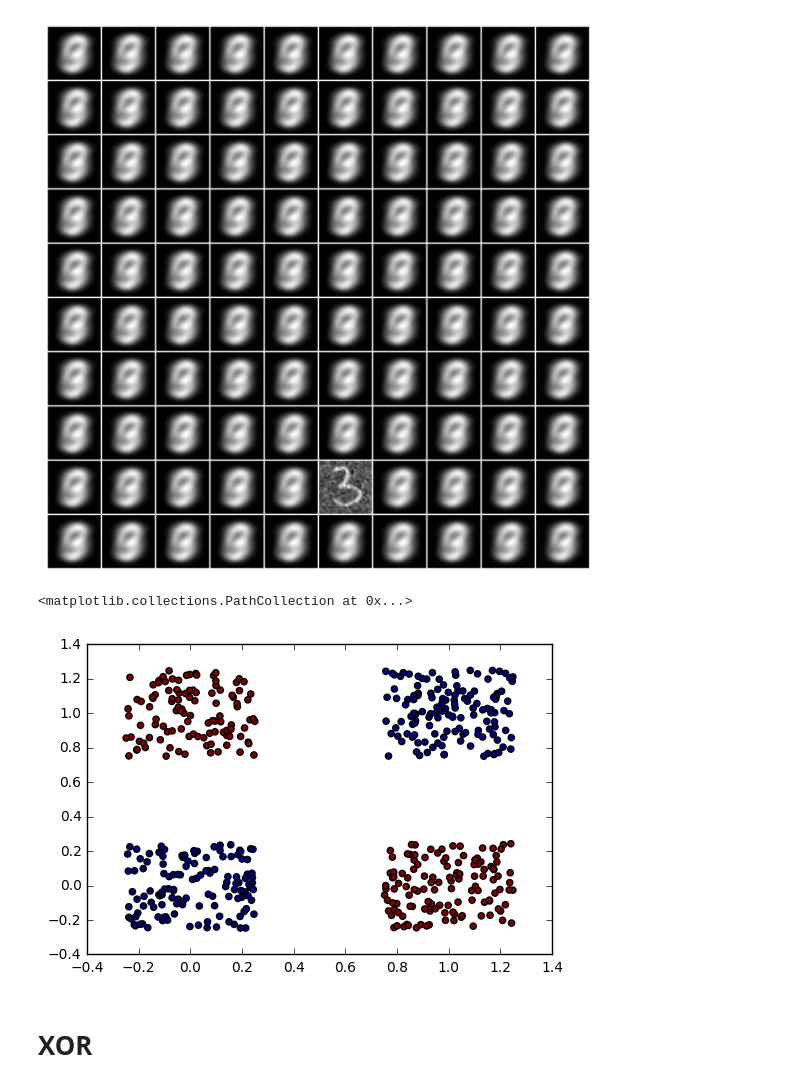
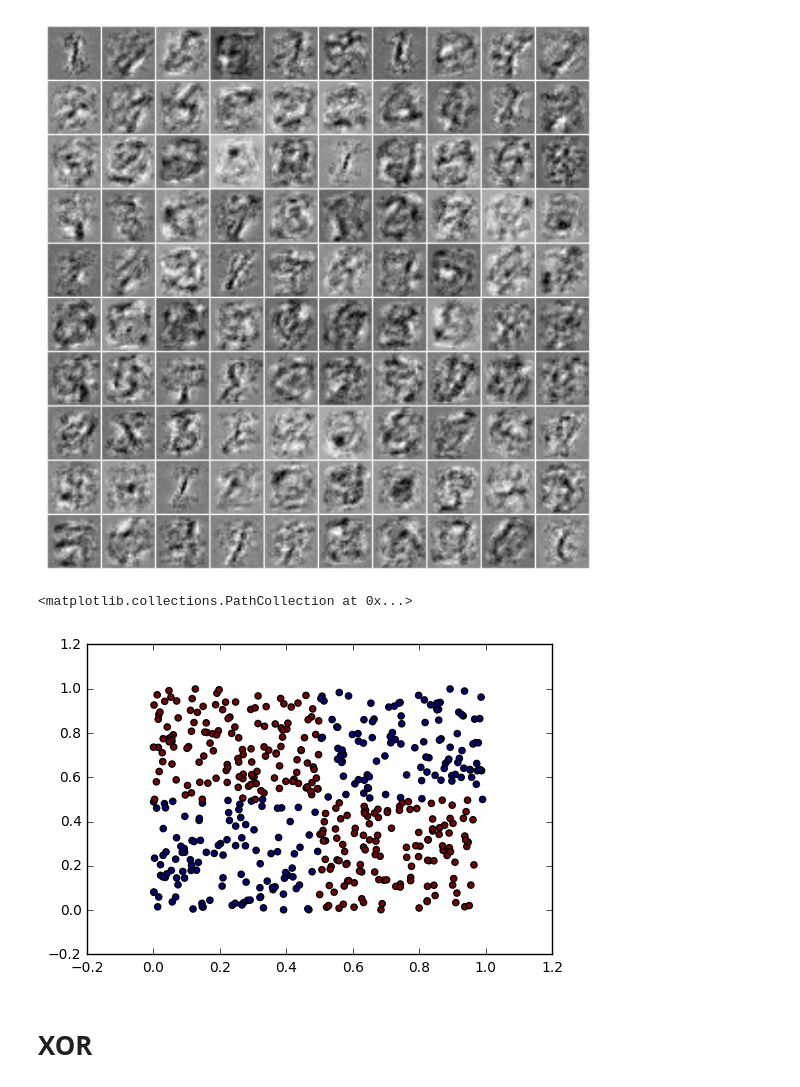
Before and after one commit to tmubarakshin/data_mining, a Jupyter notebook: t.mubarakshin_hw2_rbm.ipynb, the cells around one changed output. Drawn from its saved outputs; the diff is of its cells as text; code cells hidden in the pictures.

```diff
--- a/t.mubarakshin_hw2_rbm.ipynb
+++ b/t.mubarakshin_hw2_rbm.ipynb
@@ -22,10 +22,10 @@ def dense_to_one_hot(labels_dense, num_classes):
     labels_one_hot.flat[index_offset + labels_dense.ravel()] = 1
     return labels_one_hot
 # %%
-X_train = idx2numpy.convert_from_file("../hw1/train-images.idx3-ubyte")
-X_test = idx2numpy.convert_from_file("../hw1/t10k-images.idx3-ubyte")
-y_train = idx2numpy.convert_from_file("../hw1/train-labels.idx1-ubyte")
-y_test = idx2numpy.convert_from_file("../hw1/t10k-labels.idx1-ubyte")
+X_train = idx2numpy.convert_from_file("../hw1_multi_lp/train-images.idx3-ubyte")
+X_test = idx2numpy.convert_from_file("../hw1_multi_lp/t10k-images.idx3-ubyte")
+y_train = idx2numpy.convert_from_file("../hw1_multi_lp/train-labels.idx1-ubyte")
+y_test = idx2numpy.convert_from_file("../hw1_multi_lp/t10k-labels.idx1-ubyte")
 
 X_train = X_train.reshape(60000, 784)
 X_test = X_test.reshape(10000, 784)
@@ -33,6 +33,11 @@ X_test = X_test.reshape(10000, 784)
 labels_count = np.unique(y_train).shape[0]
 y_train = dense_to_one_hot(y_train, labels_count)
 y_test = dense_to_one_hot(y_test, labels_count)
+# %%
+X_train = X_train / 255.0
+X_train = (X_train > 0.2).astype(np.int32)
+X_test = X_test / 255.0
+X_test = (X_test > 0.2).astype(np.int32)
 # %%
 class RBM():
     def _sigmoid(self, z):
@@ -137,5 +150,5 @@ rbm_nn = RBM(n_hidden=100, learning_rate=0.25, n_iter=100, gibbs_steps = 1, batc
             layers = {'visible': 'bernoulli',
                       'hidden':  'bernoulli'})
 # %%
-rbm_nn.fit(X_train)
+rbm_nn.fit(X_train[:1000])
 # %% [output]
@@ -158,37 +171,34 @@ plt.plot(rbm_nn.loss_history)
 # %%
-def plot_filters(df, n, m, w=8, h=8):
+def plot_neuron_acts(neurons, n, m, w=8, h=8):
     a1, a2 = float(n) / (n + m), float(m) / (n + m)
     f, axarr = plt.subplots(n, m, figsize=(2 * w * a2, 2 * h * a1))
     f.subplots_adjust(wspace=0, hspace=0)
     for i in range(n):
         for j in range(m):
-            axarr[i, j].imshow(df[m * i + j], cmap='gray')
-            axarr[i, j].tick_params(
-                axis='both', which='both',
-                bottom='off', top='off', right='off', left='off',
-                labelbottom='off', labelleft='off'
-            )
+            axarr[i, j].imshow(neurons[m * i + j], cmap='binary')
+            axarr[i, j].tick_params(axis='both', which='both', bottom='off', top='off', right='off', left='off',
+                                    labelbottom='off', labelleft='off')
             for spine in axarr[i, j].spines.values():
                 spine.set_edgecolor('#ffffff')
 # %%
-df = [rbm_nn.weights[1:, i].reshape(28, 28) for i in range(rbm_nn.n_hidden)]
-plot_filters(df, 10, 10)
+neurons = [rbm_nn.weights[:, i].reshape(28, 28) for i in range(rbm_nn.n_hidden)]
+plot_neuron_acts(neurons, 10, 10)
 # %% [output]
-[figure, old version]
+[figure, new version]
 # %%
 size_Train = 500
-XOR_original = np.array(np.random.randint(0,2, size = (size_Train,2)), dtype='float')
-y_xor_train = np.array([int(n[0] != n[1]) for n in XOR_original])
+# XOR_original = np.array(np.random.randint(0,2, size = (size_Train,2)), dtype='float')
+XOR_original = (np.random.random_sample((size_Train, 2)))
+y_xor_train = np.array([int(np.round(n[0]) != np.round(n[1])) for n in XOR_original])
 y_xor_train = np.array([[0,1] if n == 1 else [1,0] for n in y_xor_train])
-XOR_original += (np.random.random_sample((size_Train, 2)) - 0.5)*0.5
 
 size_test = 250
-XOR_test = np.array(np.random.randint(0,2, size = (size_test,2)), dtype='float')
-y_xor_test = np.array([int(n[0] != n[1]) for n in XOR_test])
+XOR_test = (np.random.random_sample((size_test, 2)))
+y_xor_test = np.array([int(np.round(n[0]) != np.round(n[1])) for n in XOR_test])
 y_xor_test = np.array([[0,1] if n == 1 else [1,0] for n in y_xor_test])
-XOR_test += (np.random.random_sample((size_test, 2)) - 0.5)*0.5
+
 plt.scatter(XOR_original[:,0], XOR_original[:,1], c=np.argmax(y_xor_train, axis = 1))
 # %% [output]
 <matplotlib.collections.PathCollection at 0x...>
-[figure, old version]
+[figure, new version]
 # %%
```
Also changed, not shown: parts of 11 cells of this notebook.
